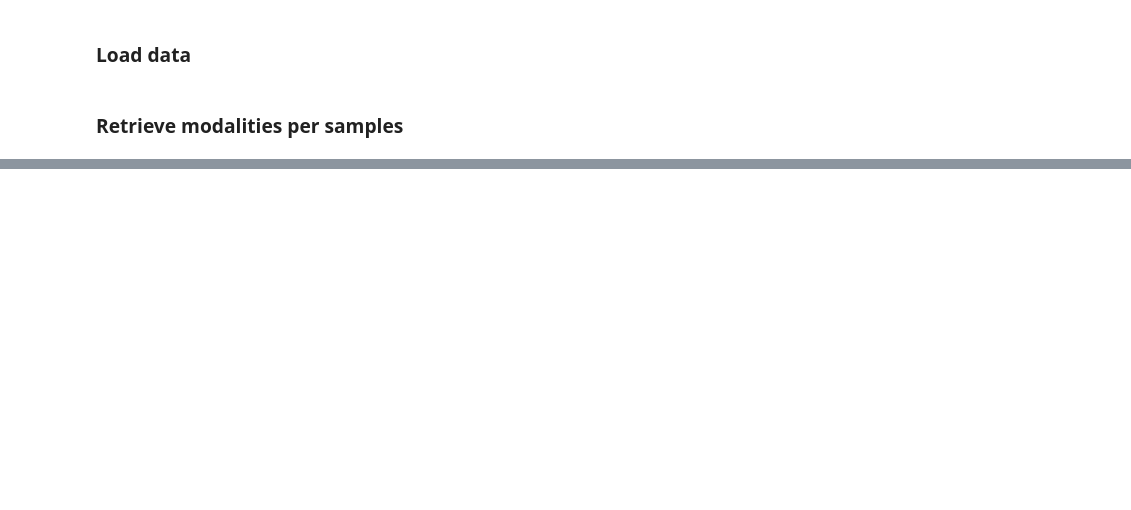
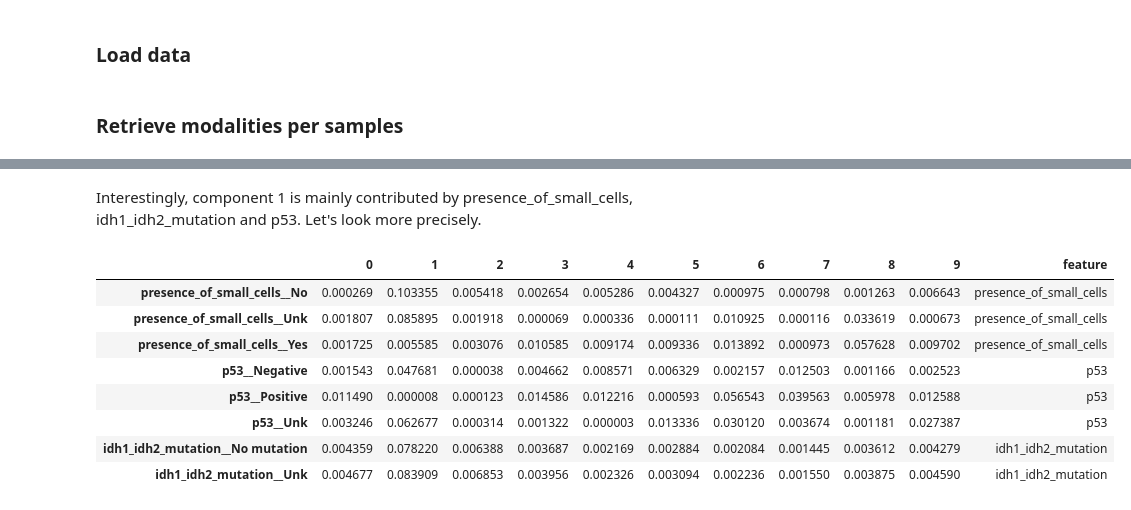
Before and after one commit to Tikings/gbm_hackathon, a Jupyter notebook: analysis/clinical_insights.ipynb, the cells around one changed output, grey strips where cells are left out. Drawn from its saved outputs; the diff is of its cells as text; code cells hidden in the pictures; blank space fills up the shorter version.

```diff
--- a/analysis/clinical_insights.ipynb
+++ b/analysis/clinical_insights.ipynb
@@ -121,0 +133,14 @@ clinical_dict['dataset']
+# %% [markdown]
+Interestingly, component 1 is mainly contributed by presence_of_small_cells, idh1_idh2_mutation and p53. Let's look more precisely.
+# %%
+per_mod_contributions[per_mod_contributions["feature"].isin(["presence_of_small_cells", "idh1_idh2_mutation", "p53"])]
+# %% [output]
+|  | 0 | 1 | 2 | 3 | 4 | 5 | 6 | 7 | 8 | 9 | feature |
+| presence_of_small_cells__No | 0.000269 | 0.103355 | 0.005418 | 0.002654 | 0.005286 | 0.004327 | 0.000975 | 0.000798 | 0.001263 | 0.006643 | presence_of_small_cells |
+| presence_of_small_cells__Unk | 0.001807 | 0.085895 | 0.001918 | 0.000069 | 0.000336 | 0.000111 | 0.010925 | 0.000116 | 0.033619 | 0.000673 | presence_of_small_cells |
+| presence_of_small_cells__Yes | 0.001725 | 0.005585 | 0.003076 | 0.010585 | 0.009174 | 0.009336 | 0.013892 | 0.000973 | 0.057628 | 0.009702 | presence_of_small_cells |
+| p53__Negative | 0.001543 | 0.047681 | 0.000038 | 0.004662 | 0.008571 | 0.006329 | 0.002157 | 0.012503 | 0.001166 | 0.002523 | p53 |
+| p53__Positive | 0.011490 | 0.000008 | 0.000123 | 0.014586 | 0.012216 | 0.000593 | 0.056543 | 0.039563 | 0.005978 | 0.012588 | p53 |
+| p53__Unk | 0.003246 | 0.062677 | 0.000314 | 0.001322 | 0.000003 | 0.013336 | 0.030120 | 0.003674 | 0.001181 | 0.027387 | p53 |
+| idh1_idh2_mutation__No mutation | 0.004359 | 0.078220 | 0.006388 | 0.003687 | 0.002169 | 0.002884 | 0.002084 | 0.001445 | 0.003612 | 0.004279 | idh1_idh2_mutation |
+| idh1_idh2_mutation__Unk | 0.004677 | 0.083909 | 0.006853 | 0.003956 | 0.002326 | 0.003094 | 0.002236 | 0.001550 | 0.003875 | 0.004590 | idh1_idh2_mutation |
```
Also changed, not shown: parts of 18 cells of this notebook, 1 other file.
